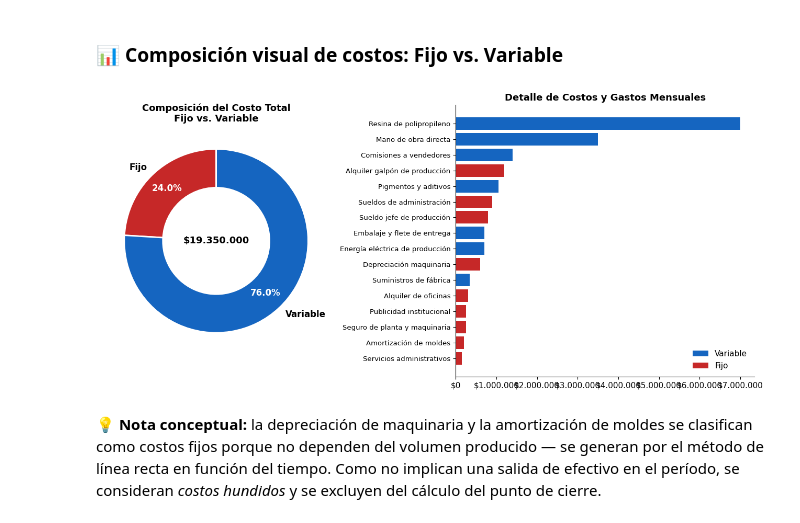
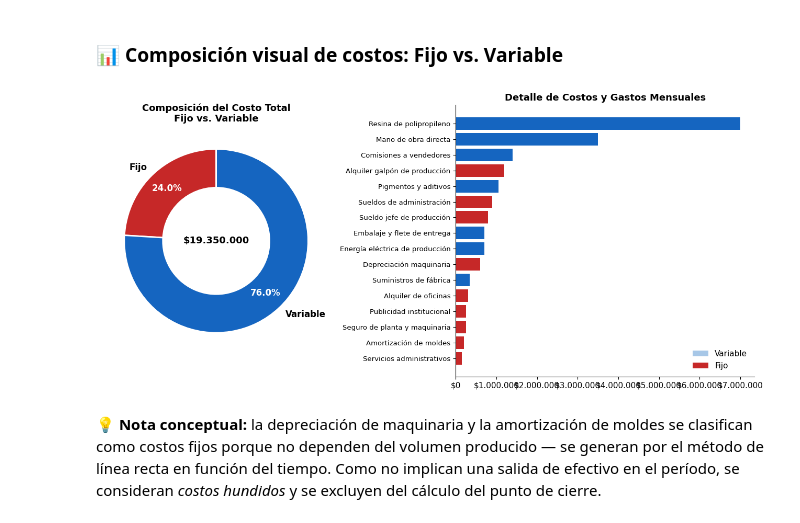
Before and after one commit to Schumau/DS, a Jupyter notebook: Evaluacion_Integ_Contep.ipynb, the cells around one changed output. Cells and saved outputs as stored; diff of their text form; code cells hidden in the pictures.

```diff
--- a/Evaluacion_Integ_Contep.ipynb
+++ b/Evaluacion_Integ_Contep.ipynb
@@ -32,12 +32,16 @@ plt.rcParams['axes.spines.top'] = False
 plt.rcParams['axes.spines.right'] = False
 
 # Paleta de colores del proyecto
-COLOR_AZUL = '#1565C0'
+COLOR_AZUL = '#A7C7E7'
 COLOR_CIAN = '#00BCD4'
-COLOR_VERDE = '#2E7D32'
+COLOR_VERDE = '#B7E4C7'
 COLOR_ROJO = '#C62828'
-COLOR_AMARILLO = '#F9A825'
-COLOR_GRIS = '#607D8B'
+COLOR_AMARILLO = '#FDE7A9'
+COLOR_GRIS = '#D3DCE6'
+AZUL = '#1565C0'
+AMARILLO = '#F9A825'
+VERDE = '#2E7D32'
+GRIS = '#607D8B'
 
 def formato_pesos(x, pos=None):
     return f'${x:,.0f}'.replace(',', '.')
@@ -168,35 +172,35 @@ Costo Fijo Total (CF):        $4.650.000
 # %%
 fig, axes = plt.subplots(1, 2, figsize=(13, 6), gridspec_kw={'width_ratios': [1, 1.3]})
 
 totales = costos.groupby("comportamiento")["monto"].sum()
-colors_donut = [COLOR_ROJO, COLOR_AZUL]
+colors_donut = [COLOR_ROJO, AZUL]
 wedges, texts, autotexts = axes[0].pie(
     totales.values, labels=totales.index, autopct='%1.1f%%',
     colors=colors_donut, startangle=90, pctdistance=0.78,
     wedgeprops=dict(width=0.42, edgecolor='white', linewidth=2),
     textprops={'fontsize': 12, 'fontweight': 'bold'}
 )
 for at in autotexts:
     at.set_color('white')
     at.set_fontsize(12)
 axes[0].set_title("Composición del Costo Total\nFijo vs. Variable", fontsize=13, fontweight='bold')
 axes[0].text(0, 0, f"${totales.sum():,.0f}".replace(',', '.'), ha='center', va='center', fontsize=13, fontweight='bold')
 
 costos_sorted = costos.sort_values("monto", ascending=True)
-bar_colors = costos_sorted["comportamiento"].map({"Variable": COLOR_AZUL, "Fijo": COLOR_ROJO})
+bar_colors = costos_sorted["comportamiento"].map({"Variable": AZUL, "Fijo": COLOR_ROJO})
 axes[1].barh(costos_sorted["concepto"], costos_sorted["monto"], color=bar_colors)
 axes[1].set_title("Detalle de Costos y Gastos Mensuales", fontsize=13, fontweight='bold')
 axes[1].xaxis.set_major_formatter(mticker.FuncFormatter(formato_pesos))
 axes[1].tick_params(axis='y', labelsize=9.5)
 
 from matplotlib.patches import Patch
 legend_elements = [Patch(facecolor=COLOR_AZUL, label='Variable'), Patch(facecolor=COLOR_ROJO, label='Fijo')]
 axes[1].legend(handles=legend_elements, loc='lower right', frameon=False)
 
 plt.tight_layout()
 plt.show()
 # %% [output]
-[figure, old version]
+[figure, new version]
 # %% [markdown]
 **💡 Nota conceptual:** la depreciación de maquinaria y la amortización de moldes se clasifican como costos fijos porque no dependen del volumen producido — se generan por el método de línea recta en función del tiempo. Como no implican una salida de efectivo en el período, se consideran *costos hundidos* y se excluyen del cálculo del punto de cierre.
 # %% [markdown]
```
Also changed, not shown: parts of 4 cells of this notebook.
